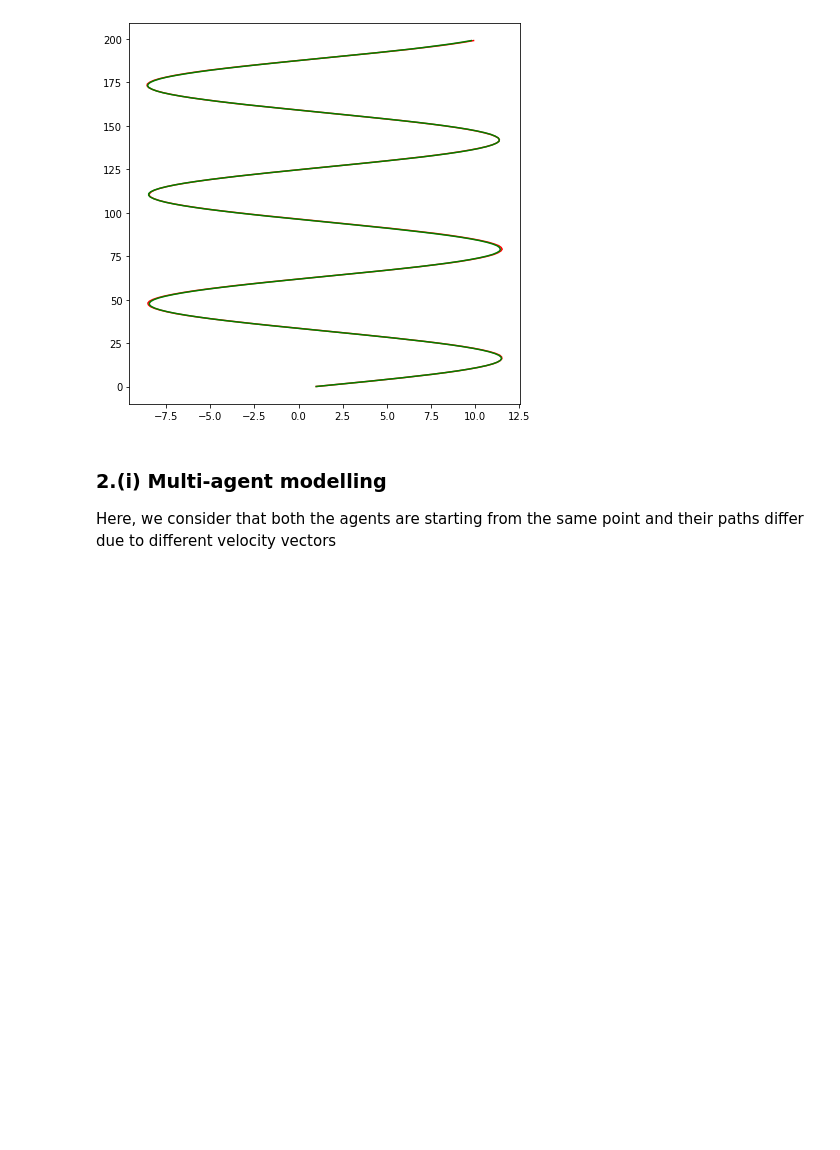
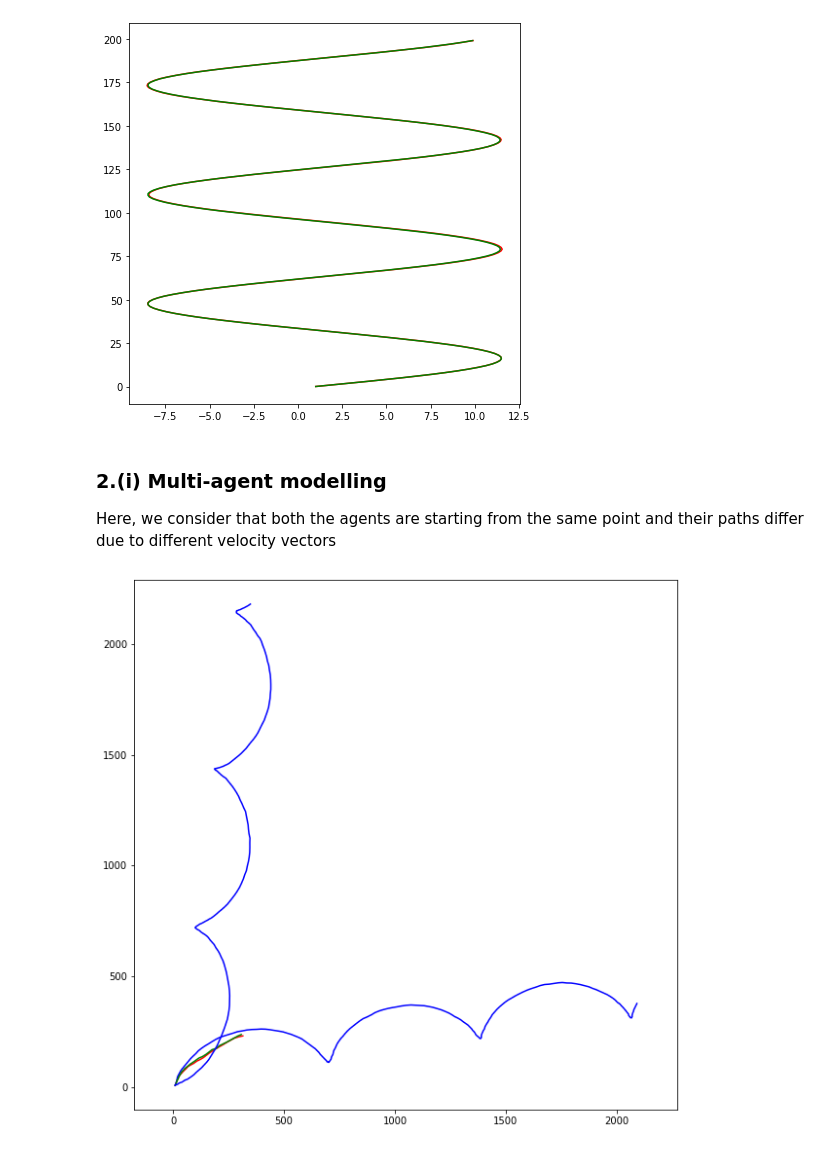
Before and after one commit to TheRealXster/COL864-Assgn1, a Jupyter notebook: A1_Q2.ipynb, the cells around one changed output. Cells and saved outputs as stored; diff of their text form; code cells hidden in the pictures; blank space fills up the shorter version.

```diff
--- a/A1_Q2.ipynb
+++ b/A1_Q2.ipynb
@@ -436,8 +438,11 @@ Here, we consider that both the agents are starting from the same point and thei
 def find_prob(Z,meu,sigma):
     # Using mulitvariate normal distribution formula
     n = Z.shape[0]
-    meu = meu.reshape(-1,1)
+
+    sigma = sigma[:2,:2]
+    meu = meu.reshape(-1,1)[:2,:]
     Z = Z.reshape(-1,1)
+    #print(Z.shape,meu.shape,sigma.shape)
     det = np.linalg.det(sigma)
     p = 1 / ( ((2*math.pi)**(n/2)) * (det**0.5 )  )
     p *= np.exp( -0.5*np.dot(np.dot((Z-meu).T , np.linalg.inv(sigma)) , (Z-meu) ) )
@@ -450,10 +455,10 @@ def Kalman_Filter_b(meu_prev_1,cov_prev_1,
                     U1,U2,Z1,Z2,params,obs=True):
     A,B,meu_q,cov_q,C,meu_r,cov_r,T = params
     # Dynamics Update:
-    meu_temp_1 = np.dot(A,meu_prev_1) + np.dot(B,U)
+    meu_temp_1 = np.dot(A,meu_prev_1) + np.dot(B,U1)
     cov_temp_1 = np.dot(np.dot(A,cov_prev_1),A.T) + cov_q
 
-    meu_temp_2 = np.dot(A,meu_prev_1) + np.dot(B,U)
+    meu_temp_2 = np.dot(A,meu_prev_1) + np.dot(B,U2)
     cov_temp_2 = np.dot(np.dot(A,cov_prev_2),A.T) + cov_q
 
     # Calc probabilities:
@@ -472,10 +477,31 @@ def Kalman_Filter_b(meu_prev_1,cov_prev_1,
     # Measurement Update:
     K_1_1 = np.dot( np.dot( cov_temp_1,C.T ) , np.linalg.inv( np.dot(np.dot(C,cov_temp_1),C.T) + cov_r) )
     meu_1_1 = meu_temp_1 + np.dot(K_1_1,Z1-np.dot(C,meu_temp_1))
-    KC_calc_1_1 = np.dot(K_1,C)
-    cov_1_1 = np.dot(np.identity(KC_calc.shape[0]) - KC_calc , cov_temp)
+    KC_calc_1_1 = np.dot(K_1_1,C)
+    cov_1_1 = np.dot(np.identity(KC_calc_1_1.shape[0]) - KC_calc_1_1 , cov_temp_1)
 
-    return (meu,cov)
+    K_1_2 = np.dot( np.dot( cov_temp_1,C.T ) , np.linalg.inv( np.dot(np.dot(C,cov_temp_1),C.T) + cov_r) )
+    meu_1_2 = meu_temp_1 + np.dot(K_1_2,Z2-np.dot(C,meu_temp_1))
+    KC_calc_1_2 = np.dot(K_1_2,C)
+    cov_1_2 = np.dot(np.identity(KC_calc_1_2.shape[0]) - KC_calc_1_2 , cov_temp_1)
+
+    K_2_1 = np.dot( np.dot( cov_temp_2,C.T ) , np.linalg.inv( np.dot(np.dot(C,cov_temp_2),C.T) + cov_r) )
+    meu_2_1 = meu_temp_2 + np.dot(K_2_1,Z1-np.dot(C,meu_temp_2))
+    KC_calc_2_1 = np.dot(K_2_1,C)
+    cov_2_1 = np.dot(np.identity(KC_calc_2_1.shape[0]) - KC_calc_2_1 , cov_temp_2)
+
+    K_2_2 = np.dot( np.dot( cov_temp_2,C.T ) , np.linalg.inv( np.dot(np.dot(C,cov_temp_2),C.T) + cov_r) )
+    meu_2_2 = meu_temp_2 + np.dot(K_2_1,Z2-np.dot(C,meu_temp_2))
+    KC_calc_2_2 = np.dot(K_2_2,C)
+    cov_2_2 = np.dot(np.identity(KC_calc_2_2.shape[0]) - KC_calc_2_2 , cov_temp_2)
+
+    meu_1 = p*meu_1_1 + (1-p)*(meu_1_2)
+    meu_2 = p*meu_2_2 + (1-p)*(meu_2_1)
+    cov_1 = p*cov_1_1 + (1-p)*(cov_1_2)
+    cov_2 = p*cov_2_2 + (1-p)*(cov_2_1)
+
+
+    return (meu_1,meu_2,cov_1,cov_2)
 
 def state_estimation_b(U_1,U_2, X_1,X_2,X_obs_1,X_obs_2,params, drop_out_intervals=[], drop_out_duration=0, cov_const=0.0001):
 
@@ -493,42 +519,57 @@ def state_estimation_b(U_1,U_2, X_1,X_2,X_obs_1,X_obs_2,params, drop_out_interva
     X_belief_meu_2[0,:] = X_init_2
     X_belief_cov_2[0,:] = cov_const*np.identity(X_2.shape[1])
 
     i = 1
     liter = 0
     while(i<T):
         if(liter<len(drop_out_intervals) and i==drop_out_intervals[liter]):
             liter+=1
             for i in range(drop_out_duration):
-                X_belief_meu[i,:],X_belief_cov[i,:] = Kalman_Filter(X_belief_meu_1[i-1,:],X_belief_cov_1[i-1,:],
+                X_belief_meu[i,:],X_belief_cov[i,:] = Kalman_Filter_b(X_belief_meu_1[i-1,:],X_belief_cov_1[i-1,:],
                                                                     X_belief_meu_2[i-1,:],X_belief_cov_2[i-1,:],
                                                                     U_1[i-1,:],U_2[i-1,:],X_obs_1[i-1],X_obs_2[i-1,:],
                                                                     params,obs=False)
                 i+=1
                 if(i>=T): break
         else:
 
-            X_belief_meu[i,:],X_belief_cov[i,:] = Kalman_Filter(X_belief_meu_1[i-1,:],X_belief_cov_1[i-1,:],
+            X_belief_meu_1[i,:],X_belief_meu_2[i,:],X_belief_cov_1[i,:],X_belief_cov_2[i,:] = Kalman_Filter_b(X_belief_meu_1[i-1,:],X_belief_cov_1[i-1,:],
                                                                 X_belief_meu_2[i-1,:],X_belief_cov_2[i-1,:],
                                                                 U_1[i-1,:],U_2[i-1,:],X_obs_1[i-1],X_obs_2[i-1,:],
                                                                 params)
             i+=1
 
-    return (X_belief_meu,X_belief_cov)
+    return (X_belief_meu_1,X_belief_meu_2,X_belief_cov_1,X_belief_cov_2)
 
 
 def multi_agents_modelling(num_of_agents=2, T=200):
 
-    if(num_of_agents == 2):
 
-        del_xy_1 = sin_cos_init()
-        del_xy_2 = cos_sin_init()
+    del_xy_1 = sin_cos_init()
+    del_xy_2 = cos_sin_init()
 
-        X_init_1 = np.array([10,10,1,1])
-        X_init_2 = np.array([10,10,1,1])
+    X_init_1 = np.array([10,10,1,1])
+    X_init_2 = np.array([10,10,1,1])
 
-        params = parameters(T)
+    params = parameters(T)
 
-        X_1,X_obs_1 = time_series(del_xy_1,X_init_1,params_1)
-        X_2,X_obs_2 = time_series(del_xy_2,X_init_2,params_2)
+    X_1,X_obs_1 = time_series(del_xy_1,X_init_1,params)
+    X_2,X_obs_2 = time_series(del_xy_2,X_init_2,params)
 
-        X_pred_meu,X_pred_cov = state_estimation( del_xy_1,del_xy_2,X_1,X_2,X_obs_1,X_obs_2,params )
+    X_pred_meu_1,X_pred_meu_2,X_pred_cov_1,X_pred_cov_2 = state_estimation_b( del_xy_1,del_xy_2,X_1,X_2,X_obs_1,X_obs_2,params )
+
+    x1, y1 = X_pred_meu_1[:,0],X_pred_meu_1[:,1]
+    x2, y2 = X_1[:,0],X_1[:,1]
+    x3, y3 = X_pred_meu_2[:,0],X_pred_meu_2[:,1]
+    x4, y4 = X_2[:,0],X_2[:,1]
+    plt.figure(figsize=(10, 10))
+    plt.plot(x1, y1, color='r')
+    plt.plot(x2, y2, color='b')
+    plt.plot(x3, y3, color='g')
+    plt.plot(x4, y4, color='b')
+    plt.axis('equal')
+    plt.show()
+
+multi_agents_modelling()
+# %% [output]
+[figure, added]
```
Also changed, not shown: parts of 10 cells of this notebook.
